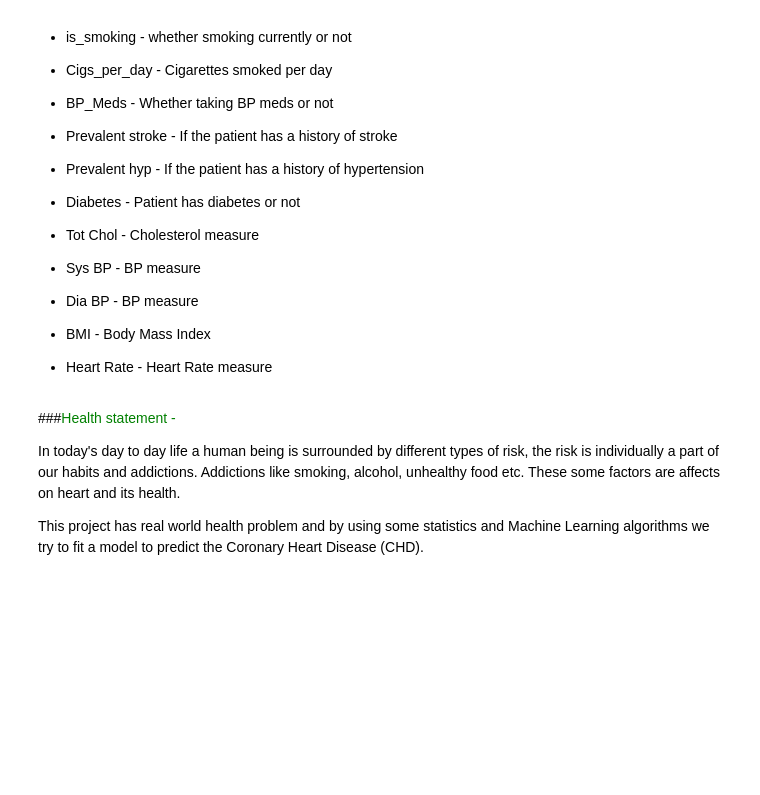
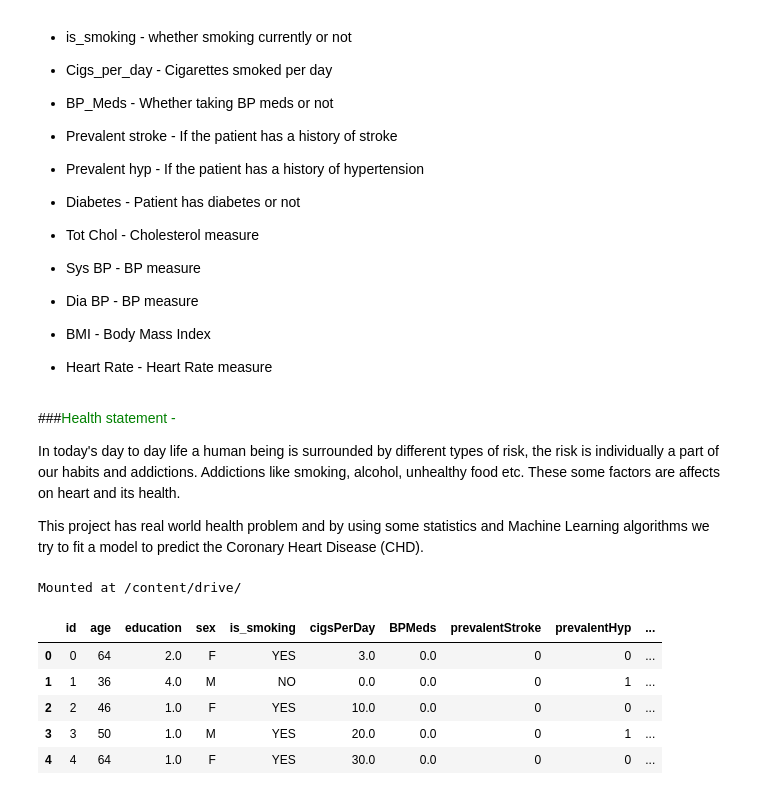
Before and after one commit to Shambhurajdesai/Capstone-3---Cardio-Vascular-Risk--Classification, a Jupyter notebook: Cardio_Vascular_Risk_Capstone_3.ipynb, the cells around one changed output. Saved outputs shown, nothing was run; the diff lists cells and outputs as text; code cells hidden in the pictures; blank space fills up the shorter version.

```diff
--- a/Cardio_Vascular_Risk_Capstone_3.ipynb
+++ b/Cardio_Vascular_Risk_Capstone_3.ipynb
@@ -52,0 +92,6 @@ This project has real world health problem and by using some statistics and Mach
+# %%
+#connecting the google drive to the colab for data importing
+from google.colab import drive
+drive.mount('/content/drive/')
+# %% [output]
+Mounted at /content/drive/
@@ -52,0 +101,10 @@ This project has real world health problem and by using some statistics and Mach
+# %%
+#top 5 rows of the data set
+df.head(5)
+# %% [output]
+|  | id | age | education | sex | is_smoking | cigsPerDay | BPMeds | prevalentStroke | prevalentHyp | ... |
+| 0 | 0 | 64 | 2.0 | F | YES | 3.0 | 0.0 | 0 | 0 | ... |
+| 1 | 1 | 36 | 4.0 | M | NO | 0.0 | 0.0 | 0 | 1 | ... |
+| 2 | 2 | 46 | 1.0 | F | YES | 10.0 | 0.0 | 0 | 0 | ... |
+| 3 | 3 | 50 | 1.0 | M | YES | 20.0 | 0.0 | 0 | 1 | ... |
+| 4 | 4 | 64 | 1.0 | F | YES | 30.0 | 0.0 | 0 | 0 | ... |
```
Also changed, not shown: parts of 9 cells of this notebook.
